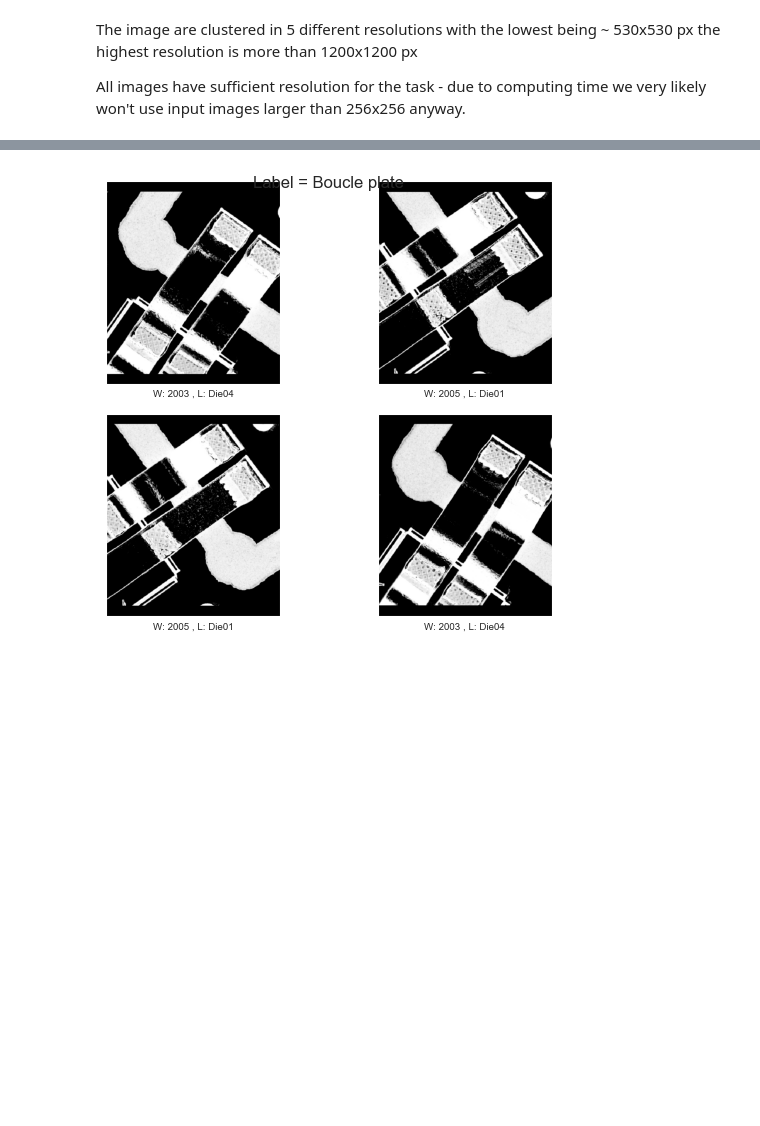
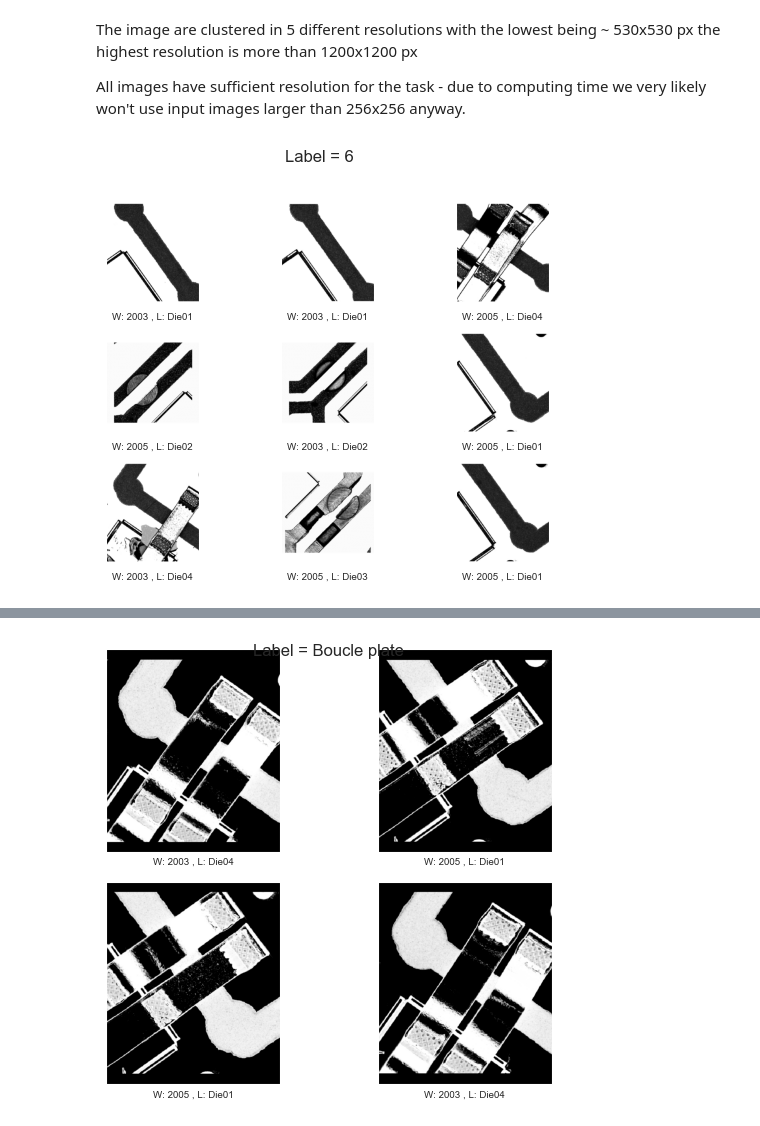
Before and after one commit to Sl4artiB4rtF4rst/MachineVision_Valeo_ChallangeData, a Jupyter notebook: 1_DatasetCharacteristics/exploratory_data_analysis.ipynb, the cells around one changed output, grey strips where cells are left out. Saved outputs shown, nothing was run; the diff lists cells and outputs as text; code cells hidden in the pictures; blank space fills up the shorter version.

Commit message:
added test dataset to exp data analysis
included saving figures to file into plotting functions.
Added test dataset to plotting capabilities

```diff
--- a/1_DatasetCharacteristics/exploratory_data_analysis.ipynb
+++ b/1_DatasetCharacteristics/exploratory_data_analysis.ipynb
@@ -27,6 +27,8 @@ from PIL import Image
 base_file_path = 'C:/Users/nikoLocal/Documents/Opencampus/Machine_Vision_challenge_data/'
 print(os.path.isdir(base_file_path))
 image_path = base_file_path + '/input_train/input_train'
+image_subpath_train = '/input_train/input_train'
+image_subpath_test = 'input_test_1a4aqAg/input_test'
 print(os.path.isdir(image_path))
 
 label_df = pd.read_csv(os.path.join(base_file_path, 'Y_train_eVW9jym.csv'))
@@ -62,3 +64,25 @@ Example data:
 7  Die01  Missing
 8  Die01  Missing
 9  Die01  Missing
+# %%
+#investigate the test data. Careful! Labels here are NOT guaranteed to be accuracte since the come from a random submission of another participating group
+# load this mainly for plotting purposes to check how the "drift" label images look
+
+test_df = pd.read_csv(os.path.join(base_file_path, 'Y_random_nKwalR1.csv'))
+
+# Number of samples
+num_samples_test = test_df.shape[0]
+
+# Number of features
+num_features_test = test_df.shape[1]
+
+# Display these dataset characteristics
+print(f"Number of samples test: {num_samples_test}")
+print(f"Number of features test: {num_features_test}")
+
+# Display the first few rows of the dataframe to show the structure
+print("Example data:")
+print(test_df.head()) #10 rows
+
+test_df['Label'].value_counts()
+#test dataset is roughly balanced
@@ -359,0 +450,8 @@ def PlotWindow(df,label,grid):
+# %%
+# plot random images that have same 'Label' feature
+
+# keep in mind when plotting from the test data, that the used labels are NOT the TRUE labels but labels created by another submission / participant
+
+PlotLabels(test_df,6,[3,3],base_file_path=base_file_path,image_subpath_train= image_subpath_test,SaveFlag=True,colorMap='grey',TestTrain='Test')
+# %% [output]
+[figure, added]
```
Also changed, not shown: parts of 7 cells of this notebook.
